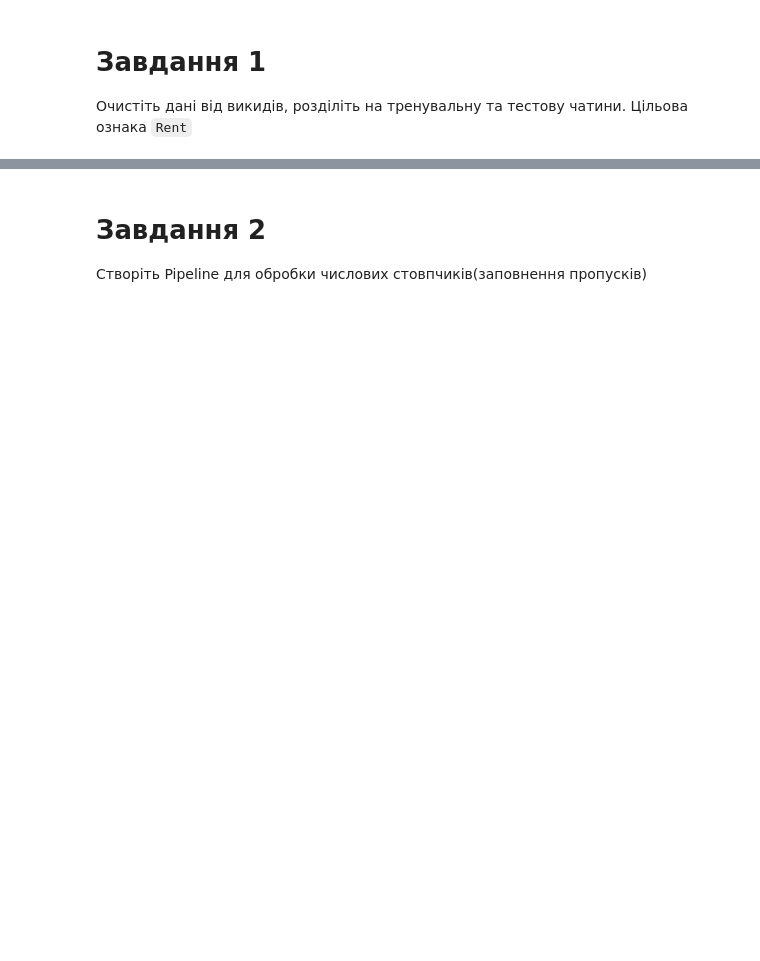
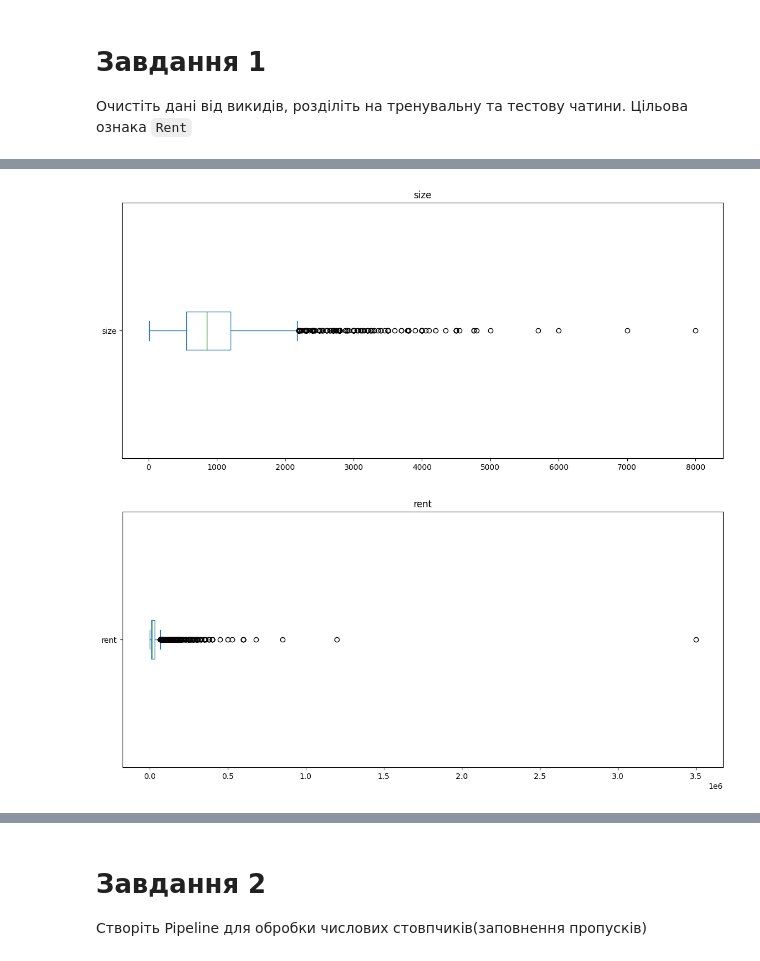
Before and after one commit to justcating/pypairs, a Jupyter notebook: ДЗ_7.ipynb, the cells around one changed output, grey strips where cells are left out. Saved outputs shown, nothing was run; the diff lists cells and outputs as text; code cells hidden in the pictures; blank space fills up the shorter version.

```diff
--- a/ДЗ_7.ipynb
+++ b/ДЗ_7.ipynb
@@ -30,3 +47,6 @@ df.head()
 # %% [markdown]
 # Завдання 1
 Очистіть дані від викидів, розділіть на тренувальну та тестову чатини. Цільова ознака `Rent`
+# %%
+numb_col = df[['size', 'rent']]
+numb_col.head()
@@ -32,0 +78,8 @@ df.head()
+# %%
+for col in numb_col.columns:
+  func_box = numb_col[col].plot(kind='box', vert=False, figsize=(14,6))
+  plt.title(f'{col}')
+  plt.show()
+# %% [output]
+[figure, added]
+[figure, added]
```
Also changed, not shown: parts of 26 cells of this notebook.
